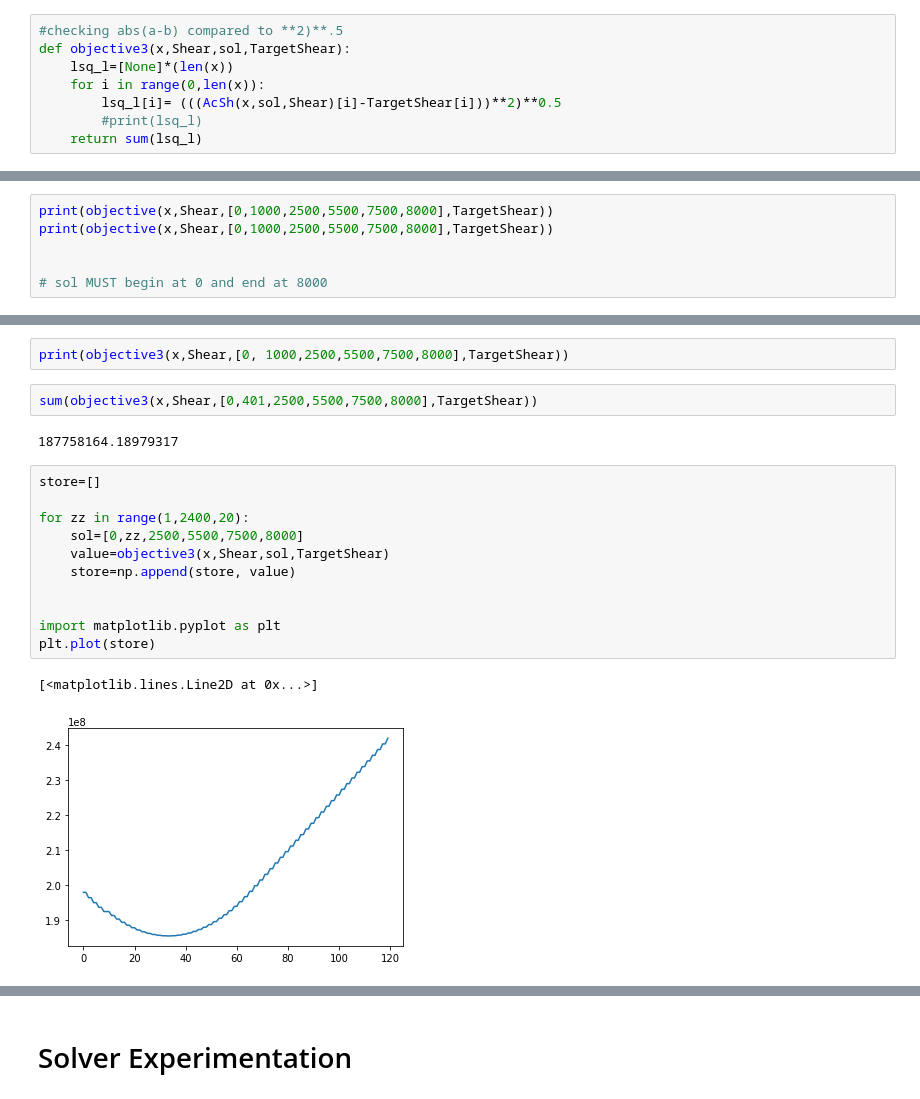
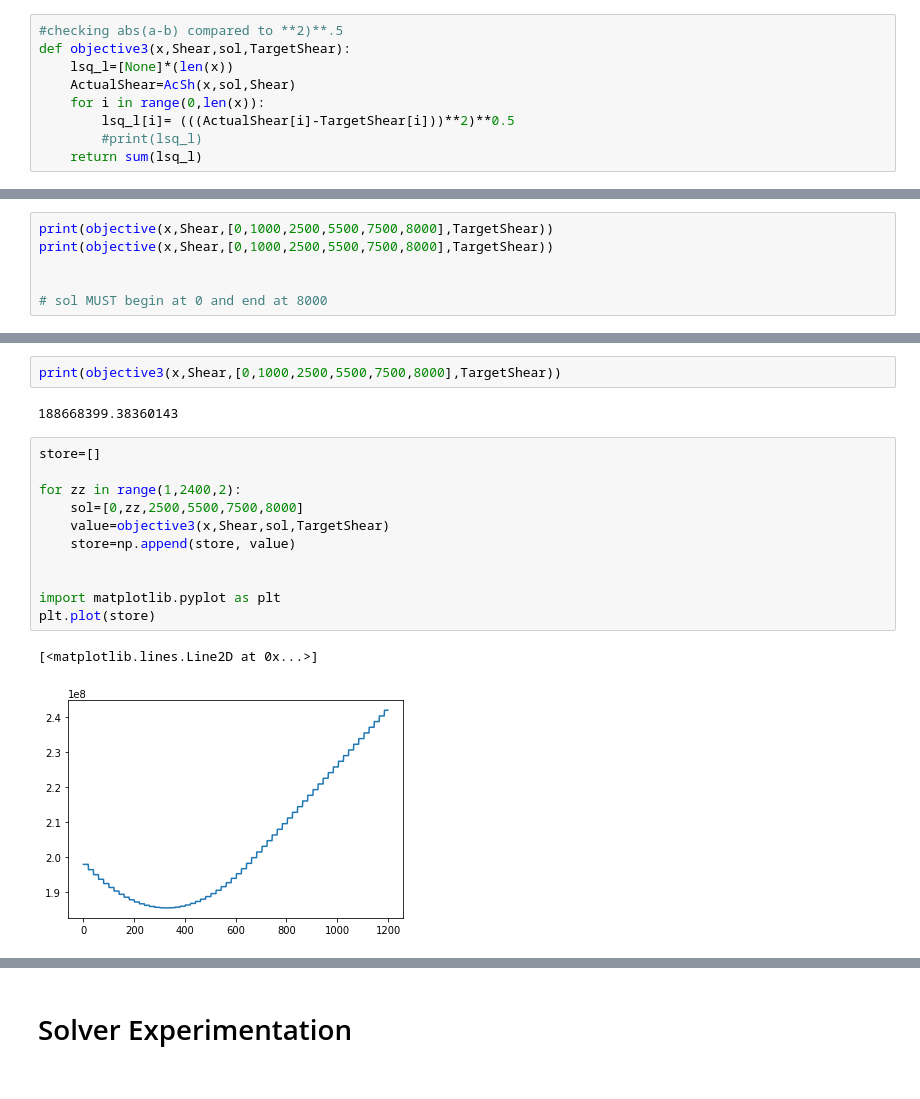
Before and after one commit to peternelson333/Advanced-Control-of-the-FASTBLADE-Facility, a Jupyter notebook: Rams.ipynb, the cells around one changed output, grey strips where cells are left out. Saved outputs shown, nothing was run; the diff lists cells and outputs as text.

```diff
--- a/Rams.ipynb
+++ b/Rams.ipynb
@@ -152,8 +159,9 @@ def objective2(x,Shear,sol,TargetShear):
 #checking abs(a-b) compared to **2)**.5
 def objective3(x,Shear,sol,TargetShear):
     lsq_l=[None]*(len(x))
+    ActualShear=AcSh(x,sol,Shear)
     for i in range(0,len(x)):
-        lsq_l[i]= (((AcSh(x,sol,Shear)[i]-TargetShear[i]))**2)**0.5
+        lsq_l[i]= (((ActualShear[i]-TargetShear[i]))**2)**0.5
         #print(lsq_l)
     return sum(lsq_l)
 # %% [markdown]
@@ -174,20 +188,18 @@ print(objective2(x,Shear,[0, 1000,2500,5500,7500,8000],TargetShear))
 # %%
-print(objective3(x,Shear,[0, 1000,2500,5500,7500,8000],TargetShear))
+print(objective3(x,Shear,[0,1000,2500,5500,7500,8000],TargetShear))
+# %% [output]
+188668399.38360143
-# %%
-sum(objective3(x,Shear,[0,401,2500,5500,7500,8000],TargetShear))
-# %% [output]
-187758164.18979317
 # %%
 store=[]
 
-for zz in range(1,2400,20):
+for zz in range(1,2400,2):
     sol=[0,zz,2500,5500,7500,8000]
     value=objective3(x,Shear,sol,TargetShear)
     store=np.append(store, value)
 
 
 import matplotlib.pyplot as plt
 plt.plot(store)
 # %% [output]
 [<matplotlib.lines.Line2D at 0x...>]
-[figure, old version]
+[figure, new version]
```
Also changed, not shown: parts of 8 cells of this notebook, 5 other files.
